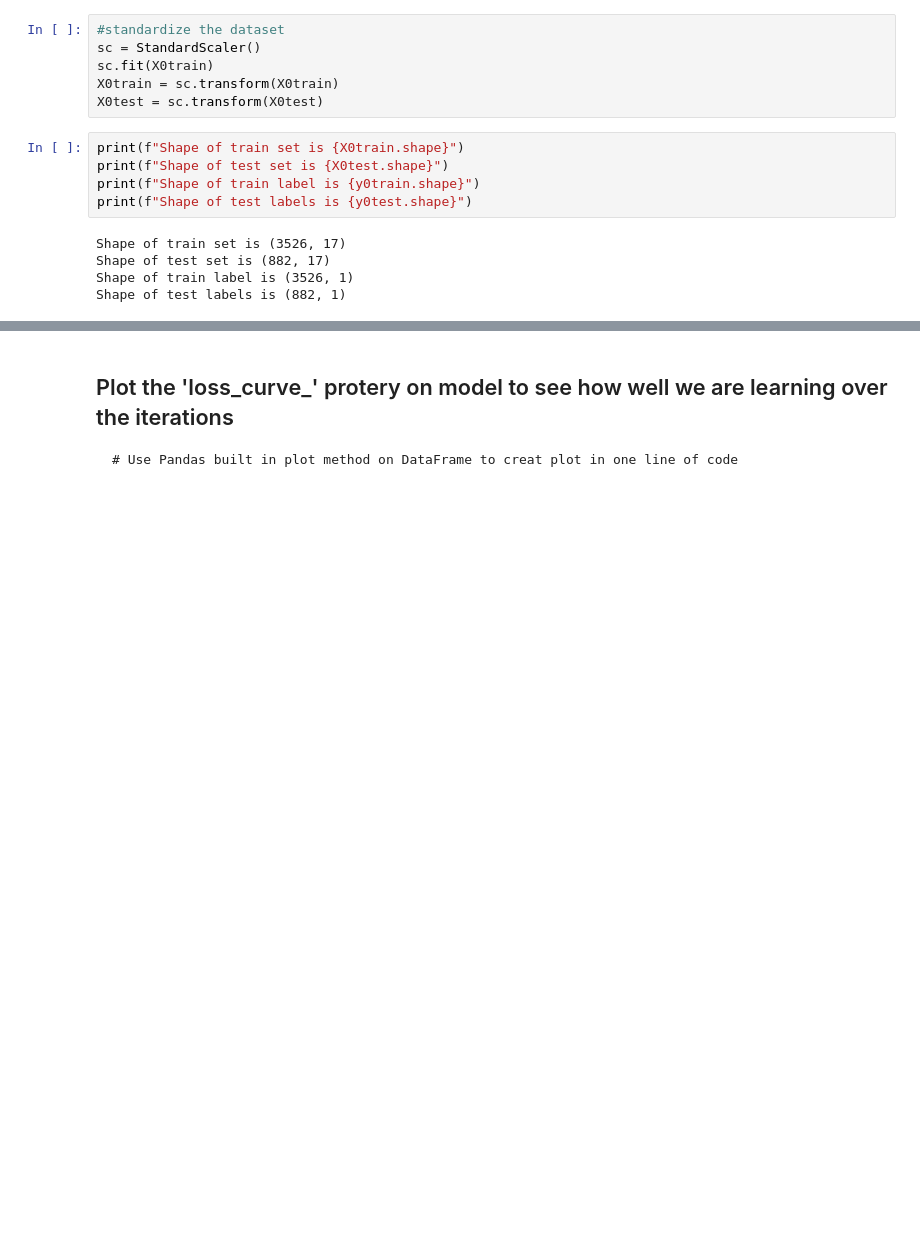
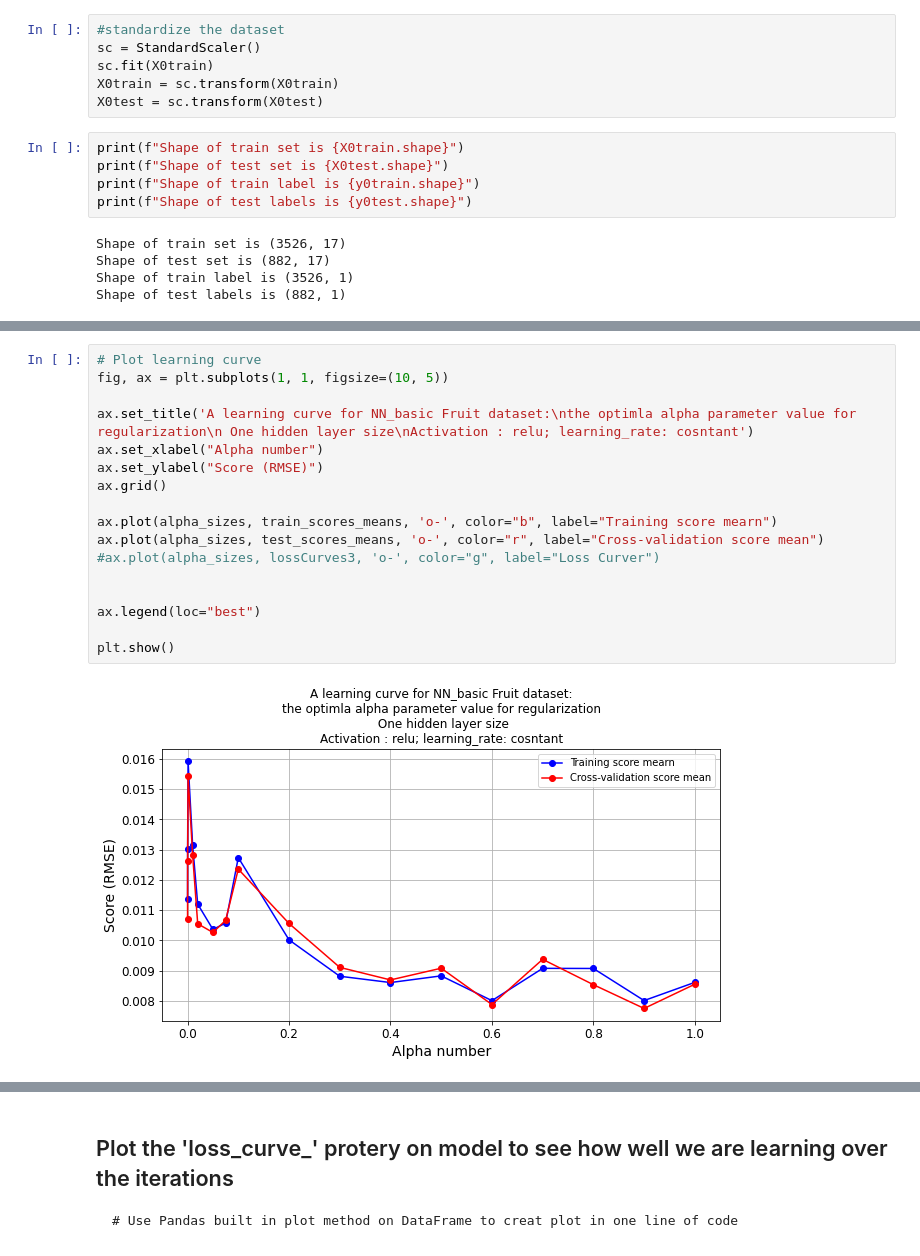
Before and after one commit to xiaomeiX/Project-Machine-Learning-, a Jupyter notebook: MLP5/MLP5.ipynb, the cells around one changed output, grey strips where cells are left out. Saved outputs shown, nothing was run; the diff lists cells and outputs as text; blank space fills up the shorter version.

```diff
--- a/MLP5/MLP5.ipynb
+++ b/MLP5/MLP5.ipynb
@@ -458,3 +527,22 @@ train_preds
+# %%
+# Plot learning curve
+fig, ax = plt.subplots(1, 1, figsize=(10, 5))
+
+ax.set_title('A learning curve for NN_basic Fruit dataset:\nthe optimla alpha parameter value for regularization\n One hidden layer size\nActivation : relu; learning_rate: cosntant')
+ax.set_xlabel("Alpha number")
+ax.set_ylabel("Score (RMSE)")
+ax.grid()
+
+ax.plot(alpha_sizes, train_scores_means, 'o-', color="b", label="Training score mearn")
+ax.plot(alpha_sizes, test_scores_means, 'o-', color="r", label="Cross-validation score mean")
+#ax.plot(alpha_sizes, lossCurves3, 'o-', color="g", label="Loss Curver")
+
+
+ax.legend(loc="best")
+
+plt.show()
+# %% [output]
+[figure, added]
 # %%
 # Plot learning curve
 fig, ax = plt.subplots(1, 1, figsize=(10, 5))
```
Also changed, not shown: parts of 21 cells of this notebook, 8 other files.
